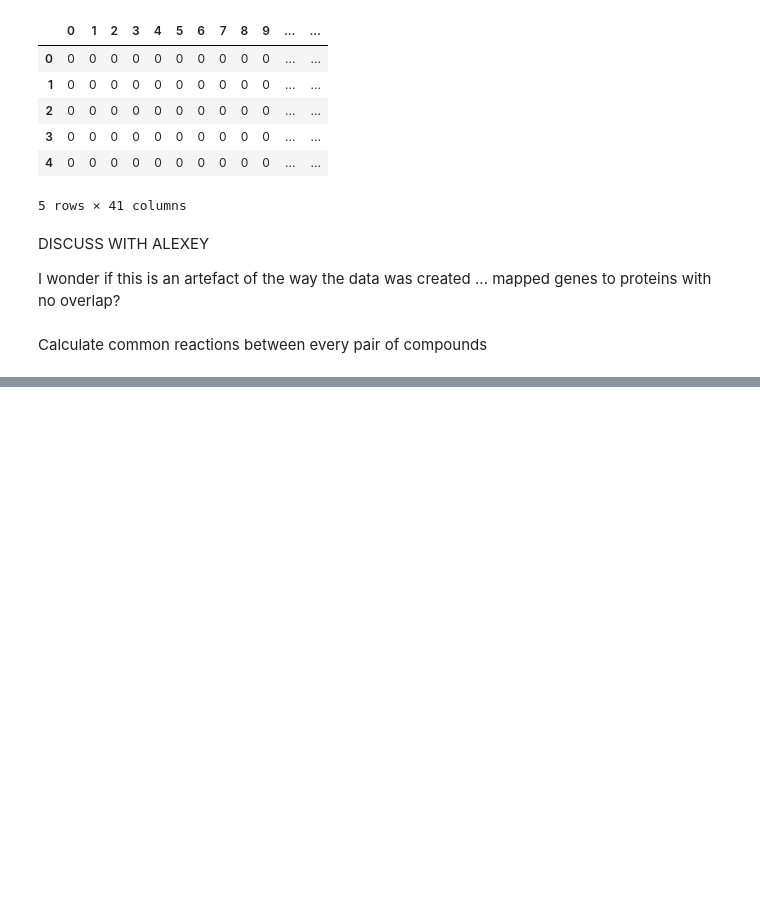
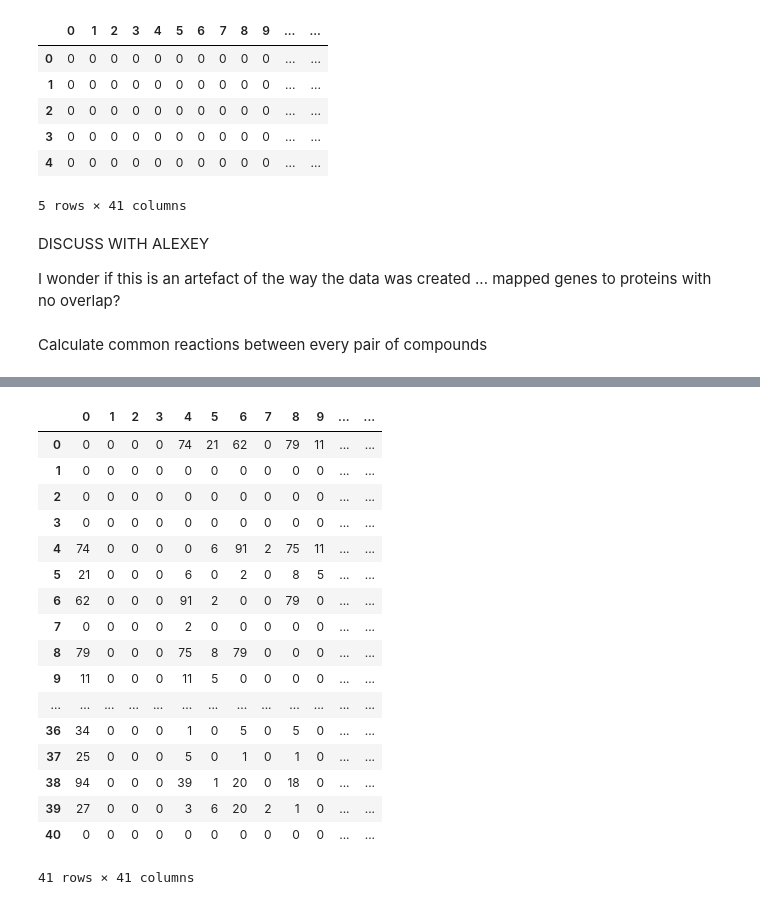
Before and after one commit to jp-cranfield/bioSOM, a Jupyter notebook: GetBiologicalData.ipynb, the cells around one changed output, grey strips where cells are left out. Saved outputs shown, nothing was run; the diff lists cells and outputs as text; code cells hidden in the pictures; blank space fills up the shorter version.

```diff
--- a/GetBiologicalData.ipynb
+++ b/GetBiologicalData.ipynb
@@ -268,0 +294,21 @@ KeyboardInterrupt:
+# %%
+common_reactions
+# %% [output]
+|  | 0 | 1 | 2 | 3 | 4 | 5 | 6 | 7 | 8 | 9 | ... | ... |
+| 0 | 0 | 0 | 0 | 0 | 74 | 21 | 62 | 0 | 79 | 11 | ... | ... |
+| 1 | 0 | 0 | 0 | 0 | 0 | 0 | 0 | 0 | 0 | 0 | ... | ... |
+| 2 | 0 | 0 | 0 | 0 | 0 | 0 | 0 | 0 | 0 | 0 | ... | ... |
+| 3 | 0 | 0 | 0 | 0 | 0 | 0 | 0 | 0 | 0 | 0 | ... | ... |
+| 4 | 74 | 0 | 0 | 0 | 0 | 6 | 91 | 2 | 75 | 11 | ... | ... |
+| 5 | 21 | 0 | 0 | 0 | 6 | 0 | 2 | 0 | 8 | 5 | ... | ... |
+| 6 | 62 | 0 | 0 | 0 | 91 | 2 | 0 | 0 | 79 | 0 | ... | ... |
+| 7 | 0 | 0 | 0 | 0 | 2 | 0 | 0 | 0 | 0 | 0 | ... | ... |
+| 8 | 79 | 0 | 0 | 0 | 75 | 8 | 79 | 0 | 0 | 0 | ... | ... |
+| 9 | 11 | 0 | 0 | 0 | 11 | 5 | 0 | 0 | 0 | 0 | ... | ... |
+| ... | ... | ... | ... | ... | ... | ... | ... | ... | ... | ... | ... | ... |
+| 36 | 34 | 0 | 0 | 0 | 1 | 0 | 5 | 0 | 5 | 0 | ... | ... |
+| 37 | 25 | 0 | 0 | 0 | 5 | 0 | 1 | 0 | 1 | 0 | ... | ... |
+| 38 | 94 | 0 | 0 | 0 | 39 | 1 | 20 | 0 | 18 | 0 | ... | ... |
+| 39 | 27 | 0 | 0 | 0 | 3 | 6 | 20 | 2 | 1 | 0 | ... | ... |
+| 40 | 0 | 0 | 0 | 0 | 0 | 0 | 0 | 0 | 0 | 0 | ... | ... |
+41 rows × 41 columns
```
Also changed, not shown: parts of 5 cells of this notebook.
